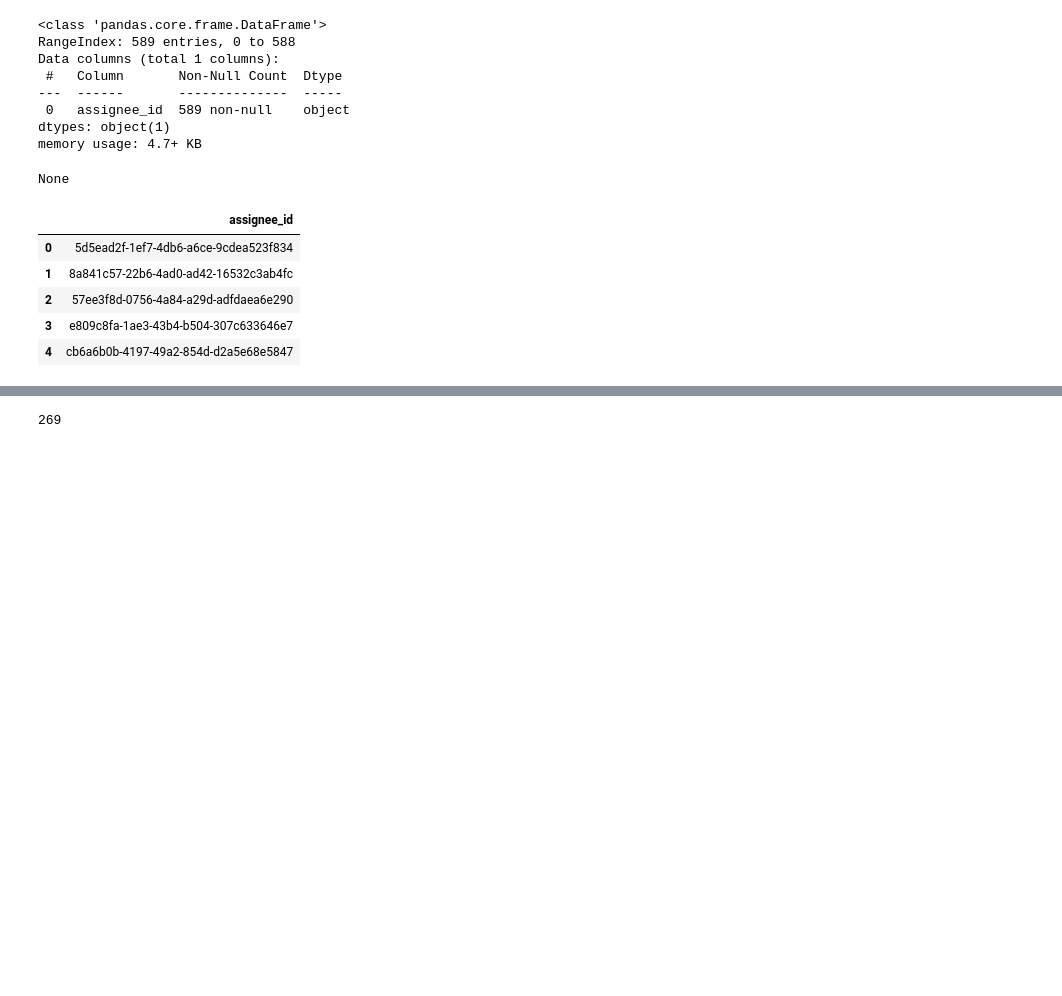
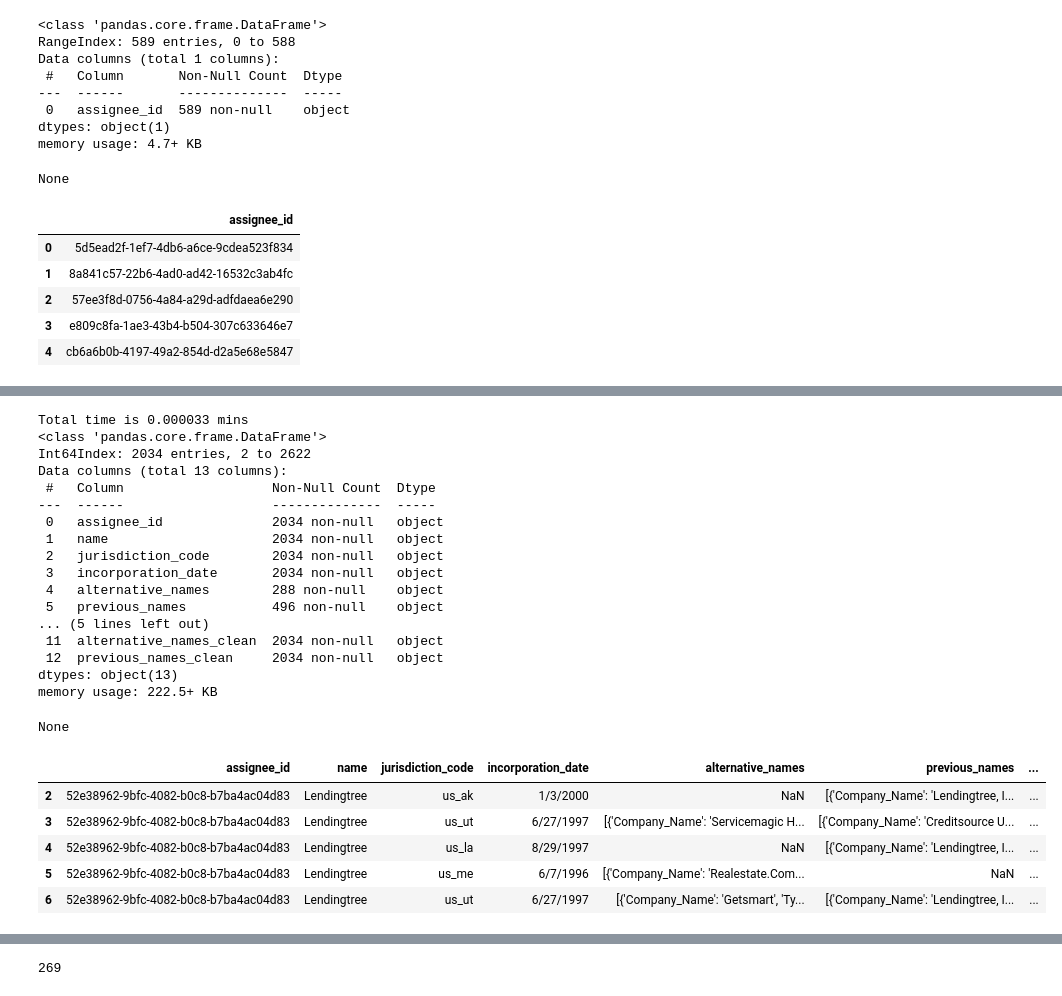
Before and after one commit to jc2568/PatentsView_OC, a Jupyter notebook: Prepare OpenCorporates Data with No States.ipynb, the cells around one changed output, grey strips where cells are left out. Cells and saved outputs as stored; diff of their text form; code cells hidden in the pictures; blank space fills up the shorter version.

```diff
--- a/Prepare OpenCorporates Data with No States.ipynb
+++ b/Prepare OpenCorporates Data with No States.ipynb
@@ -301,0 +458,42 @@ Total time is 0.000332 mins
+# %%
+### start timer
+t0=time.time()
+
+### append the OC_results dataset with the finalAlt and finalPre lists with a _clean suffix. Each
+### organization name under these new features must be standardized to promote good merge results
+### with the PatentsView dataset
+OC_results3['alternative_names_clean']=finalAlt
+OC_results3['previous_names_clean'] = finalPre
+
+### end timer and print total time
+t1=time.time()
+total=t1-t0
+print("Total time is %4f" % (total/60), "mins")
+
+### print general stats and first 5 records for dataset
+display(OC_results3.info(),OC_results3.head())
+# %% [output]
+Total time is 0.000033 mins
+<class 'pandas.core.frame.DataFrame'>
+Int64Index: 2034 entries, 2 to 2622
+Data columns (total 13 columns):
+ #   Column                   Non-Null Count  Dtype
+---  ------                   --------------  -----
+ 0   assignee_id              2034 non-null   object
+ 1   name                     2034 non-null   object
+ 2   jurisdiction_code        2034 non-null   object
+ 3   incorporation_date       2034 non-null   object
+ 4   alternative_names        288 non-null    object
+ 5   previous_names           496 non-null    object
+... (5 lines left out)
+ 11  alternative_names_clean  2034 non-null   object
+ 12  previous_names_clean     2034 non-null   object
+dtypes: object(13)
+memory usage: 222.5+ KB
+None
+|  | assignee_id | name | jurisdiction_code | incorporation_date | alternative_names | previous_names | ... |
+| 2 | 52e38962-9bfc-4082-b0c8-b7ba4ac04d83 | Lendingtree | us_ak | 1/3/2000 | NaN | [{'Company_Name': 'Lendingtree, I... | ... |
+| 3 | 52e38962-9bfc-4082-b0c8-b7ba4ac04d83 | Lendingtree | us_ut | 6/27/1997 | [{'Company_Name': 'Servicemagic H... | [{'Company_Name': 'Creditsource U... | ... |
+| 4 | 52e38962-9bfc-4082-b0c8-b7ba4ac04d83 | Lendingtree | us_la | 8/29/1997 | NaN | [{'Company_Name': 'Lendingtree, I... | ... |
+| 5 | 52e38962-9bfc-4082-b0c8-b7ba4ac04d83 | Lendingtree | us_me | 6/7/1996 | [{'Company_Name': 'Realestate.Com... | NaN | ... |
+| 6 | 52e38962-9bfc-4082-b0c8-b7ba4ac04d83 | Lendingtree | us_ut | 6/27/1997 | [{'Company_Name': 'Getsmart', 'Ty... | [{'Company_Name': 'Lendingtree, I... | ... |
```
Also changed, not shown: parts of 29 cells of this notebook, 1 other file.
